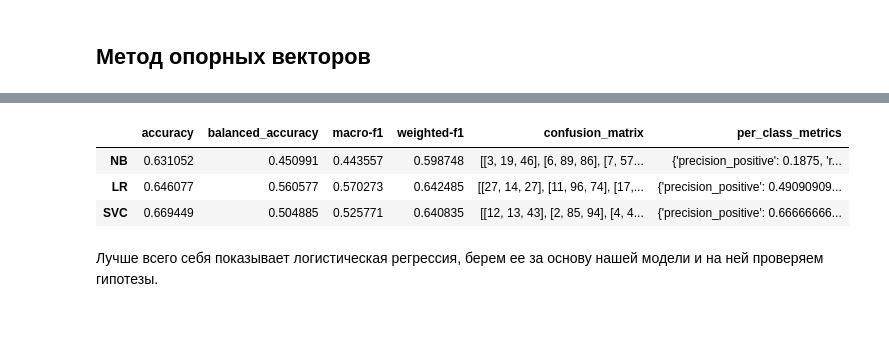
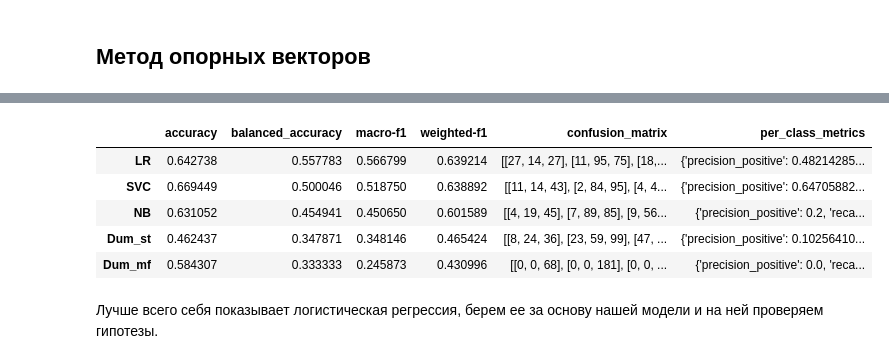
Before and after one commit to Half-Head/ML_homework, a Jupyter notebook: hw1/2_reactions.ipynb, the cells around one changed output, grey strips where cells are left out. Saved outputs shown, nothing was run; the diff lists cells and outputs as text; code cells hidden in the pictures; blank space fills up the shorter version.

```diff
--- a/hw1/2_reactions.ipynb
+++ b/hw1/2_reactions.ipynb
@@ -127,5 +130,5 @@ metrics_NB_df
 # %%
-alpha_opt = 0.01
+alpha_opt = 0.005
 nb = ComplementNB(alpha=alpha_opt).fit(X_train_tfidf, y_train)
 y_pred_nb = nb.predict(X_val_tfidf)
 # %% [markdown]
@@ -199,5 +202,5 @@ metrics_svc_df
 # %%
-C_opt_svc = 1
+C_opt_svc = 2
 svc = LinearSVC(
     class_weight="balanced", # веса классов обратно пропорционально частоте
     max_iter=5000,
@@ -207,16 +210,26 @@ y_pred_svc = svc.predict(X_val_tfidf)
 # %%
 metrics_models = []
 metrics_models.append(calculate_metrics(y_val, y_pred_nb, LABELS))
 metrics_models.append(calculate_metrics(y_val, y_pred_logreg, LABELS))
 metrics_models.append(calculate_metrics(y_val, y_pred_svc, LABELS))
 
-metrics_models_df = pd.DataFrame(metrics_models, index=["NB", "LR", "SVC"])
+# baseline
+dummy_most_frequent = DummyClassifier(strategy="most_frequent").fit(X_train_tfidf, y_train)
+y_pred_dummy_mf = dummy_most_frequent.predict(X_val_tfidf)
+metrics_models.append(calculate_metrics(y_val, y_pred_dummy_mf, LABELS))
+dummy_stratified = DummyClassifier(strategy="stratified", random_state=0).fit(X_train_tfidf, y_train)
+y_pred_dummy_st = dummy_stratified.predict(X_val_tfidf)
+metrics_models.append(calculate_metrics(y_val, y_pred_dummy_st, LABELS))
+
+metrics_models_df = pd.DataFrame(metrics_models, index=["NB", "LR", "SVC", "Dum_mf", "Dum_st"]).sort_values("macro-f1", ascending=False)
 metrics_models_df
 # %% [output]
 |  | accuracy | balanced_accuracy | macro-f1 | weighted-f1 | confusion_matrix | per_class_metrics |
-| NB | 0.631052 | 0.450991 | 0.443557 | 0.598748 | [[3, 19, 46], [6, 89, 86], [7, 57... | {'precision_positive': 0.1875, 'r... |
-| LR | 0.646077 | 0.560577 | 0.570273 | 0.642485 | [[27, 14, 27], [11, 96, 74], [17,... | {'precision_positive': 0.49090909... |
-| SVC | 0.669449 | 0.504885 | 0.525771 | 0.640835 | [[12, 13, 43], [2, 85, 94], [4, 4... | {'precision_positive': 0.66666666... |
+| LR | 0.642738 | 0.557783 | 0.566799 | 0.639214 | [[27, 14, 27], [11, 95, 75], [18,... | {'precision_positive': 0.48214285... |
+| SVC | 0.669449 | 0.500046 | 0.518750 | 0.638892 | [[11, 14, 43], [2, 84, 95], [4, 4... | {'precision_positive': 0.64705882... |
+| NB | 0.631052 | 0.454941 | 0.450650 | 0.601589 | [[4, 19, 45], [7, 89, 85], [9, 56... | {'precision_positive': 0.2, 'reca... |
+| Dum_st | 0.462437 | 0.347871 | 0.348146 | 0.465424 | [[8, 24, 36], [23, 59, 99], [47, ... | {'precision_positive': 0.10256410... |
+| Dum_mf | 0.584307 | 0.333333 | 0.245873 | 0.430996 | [[0, 0, 68], [0, 0, 181], [0, 0, ... | {'precision_positive': 0.0, 'reca... |
 # %% [markdown]
 Лучше всего себя показывает логистическая регрессия, берем ее за основу нашей модели и на ней проверяем гипотезы.
 # %% [markdown]
```
Also changed, not shown: parts of 19 cells of this notebook.
